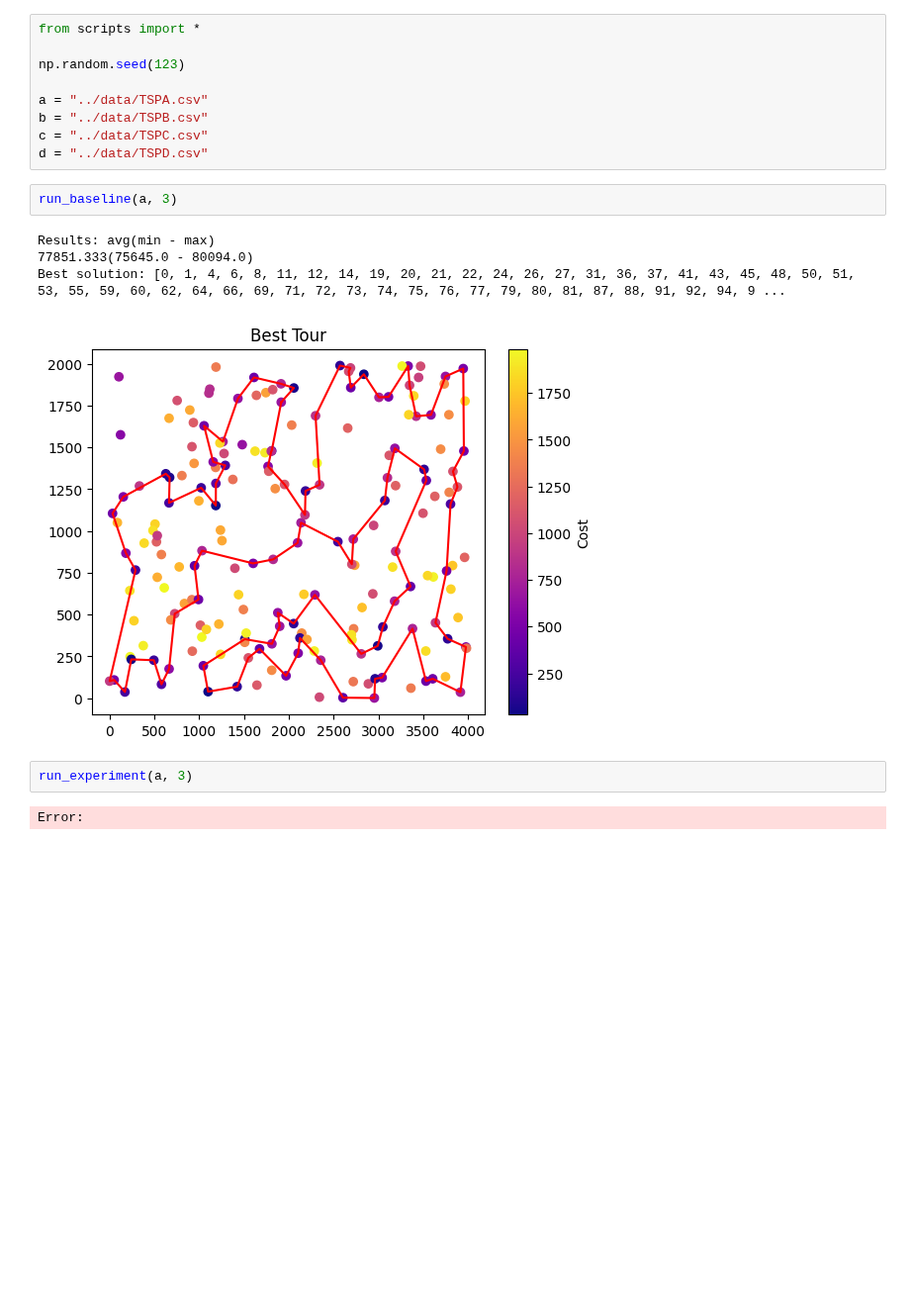
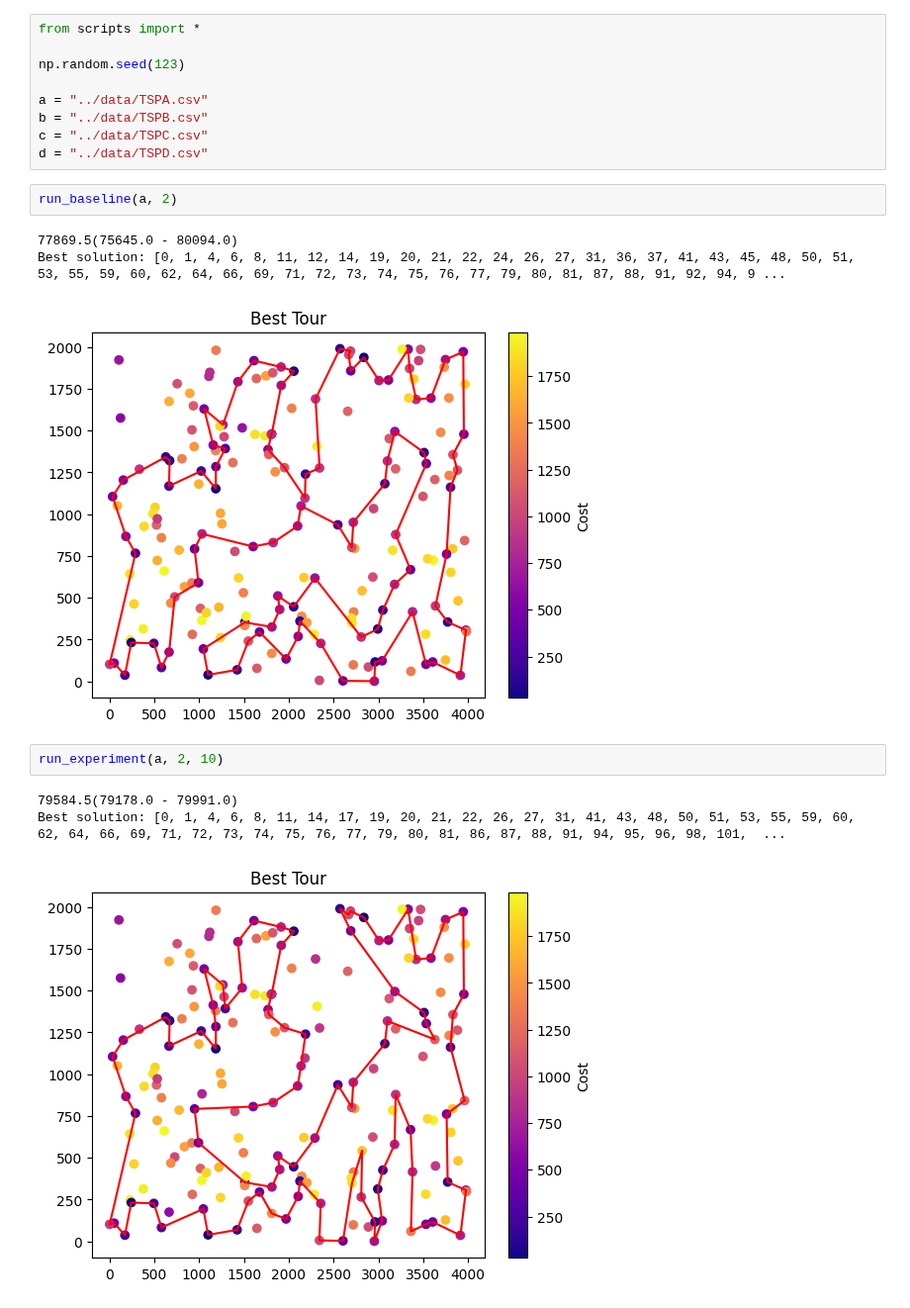
Before and after one commit to Oskshust/evo_comp, a Jupyter notebook: 4/raport.ipynb, the cells around one changed output. Shown at 99% size. Cells and saved outputs as stored; diff of their text form; blank space fills up the shorter version.

```diff
--- a/4/raport.ipynb
+++ b/4/raport.ipynb
@@ -21,13 +21,14 @@ b = "../data/TSPB.csv"
 c = "../data/TSPC.csv"
 d = "../data/TSPD.csv"
 # %%
-run_baseline(a, 3)
+run_baseline(a, 2)
 # %% [output]
-Results: avg(min - max)
-77851.333(75645.0 - 80094.0)
+77869.5(75645.0 - 80094.0)
 Best solution: [0, 1, 4, 6, 8, 11, 12, 14, 19, 20, 21, 22, 24, 26, 27, 31, 36, 37, 41, 43, 45, 48, 50, 51, 53, 55, 59, 60, 62, 64, 66, 69, 71, 72, 73, 74, 75, 76, 77, 79, 80, 81, 87, 88, 91, 92, 94, 9 ...
 [figure]
 # %%
-run_experiment(a, 3)
+run_experiment(a, 2, 10)
 # %% [output]
-Error:
+79584.5(79178.0 - 79991.0)
+Best solution: [0, 1, 4, 6, 8, 11, 14, 17, 19, 20, 21, 22, 26, 27, 31, 41, 43, 48, 50, 51, 53, 55, 59, 60, 62, 64, 66, 69, 71, 72, 73, 74, 75, 76, 77, 79, 80, 81, 86, 87, 88, 91, 94, 95, 96, 98, 101,  ...
+[figure, added]
```
Also changed, not shown: 2 other files.
